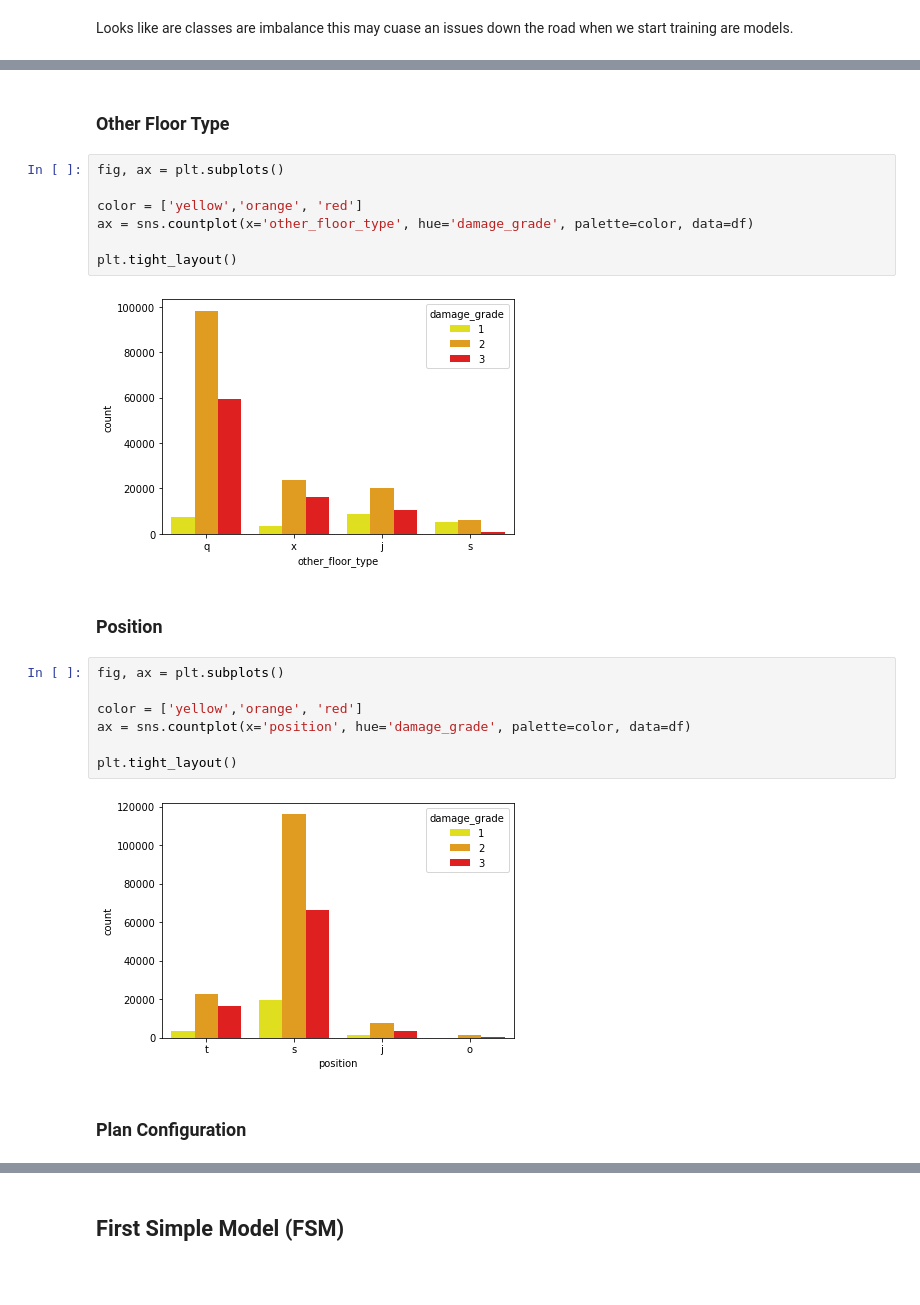
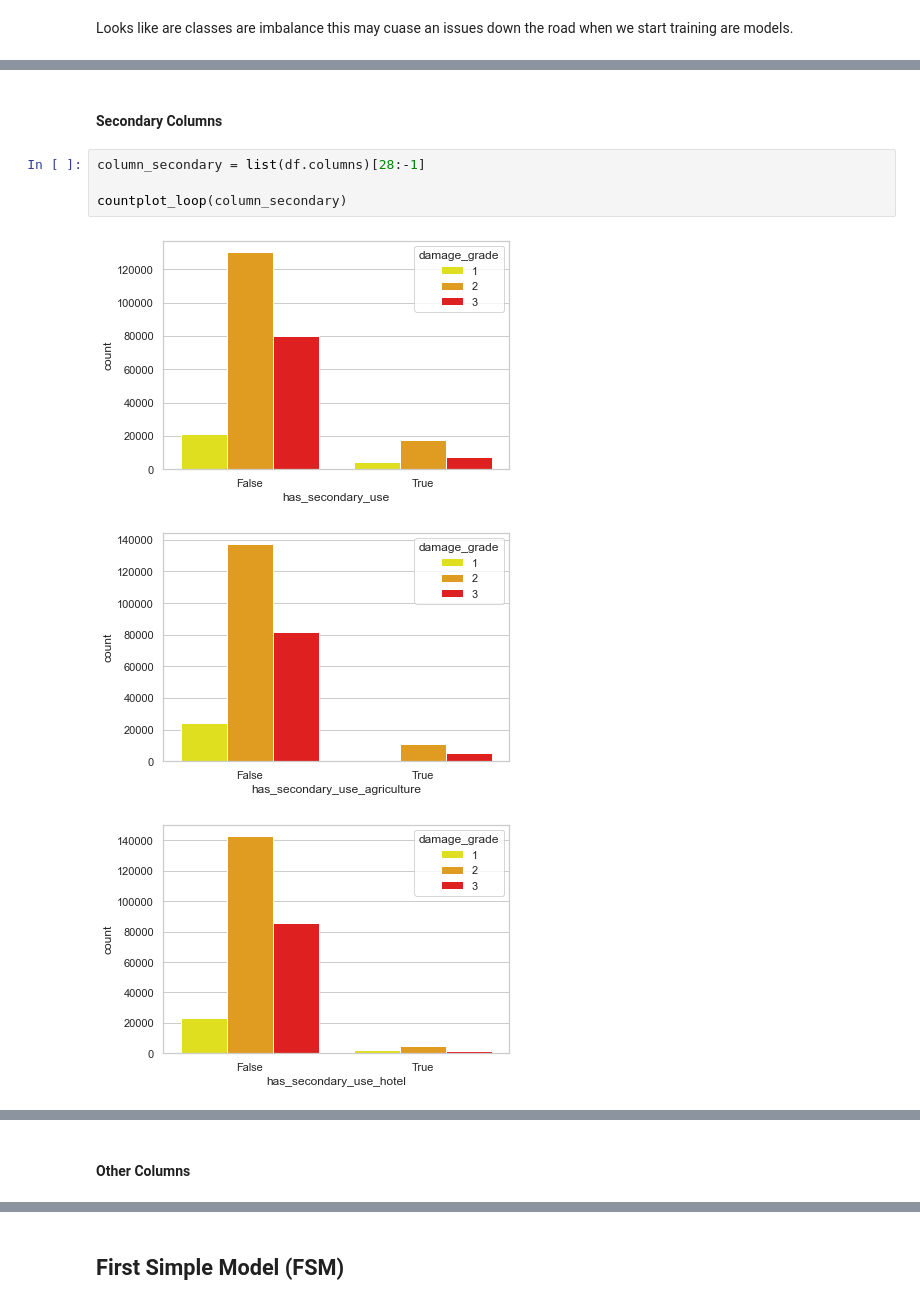
Before and after one commit to WolfnChaos/Capstone-Modeling-Earthquake-Damage, a Jupyter notebook: First_Working_Notebook.ipynb, the cells around one changed output, grey strips where cells are left out. Cells and saved outputs as stored; diff of their text form; blank space fills up the shorter version.

```diff
--- a/First_Working_Notebook.ipynb
+++ b/First_Working_Notebook.ipynb
@@ -240,0 +361,10 @@ plt.tight_layout()
+# %% [markdown]
+#### Secondary Columns
+# %%
+column_secondary = list(df.columns)[28:-1]
+
+countplot_loop(column_secondary)
+# %% [output]
+[figure, added]
+[figure, added]
+[figure, added]
@@ -241,24 +379,2 @@ plt.tight_layout()
 # %% [markdown]
-### Other Floor Type
+#### Other Columns
-# %%
-fig, ax = plt.subplots()
-
-color = ['yellow','orange', 'red']
-ax = sns.countplot(x='other_floor_type', hue='damage_grade', palette=color, data=df)
-
-plt.tight_layout()
-# %% [output]
-[figure, removed]
-# %% [markdown]
-### Position
-# %%
-fig, ax = plt.subplots()
-
-color = ['yellow','orange', 'red']
-ax = sns.countplot(x='position', hue='damage_grade', palette=color, data=df)
-
-plt.tight_layout()
-# %% [output]
-[figure, removed]
-# %% [markdown]
-### Plan Configuration
```
Also changed, not shown: parts of 68 cells of this notebook, 41 other files.
